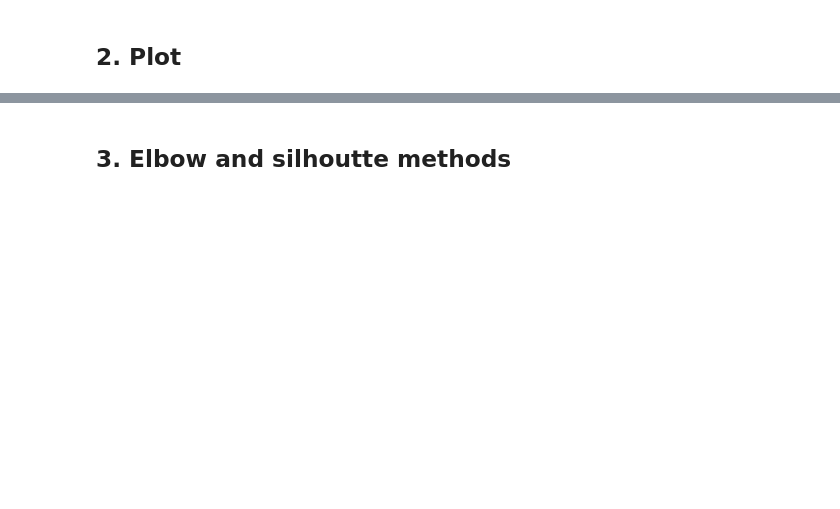
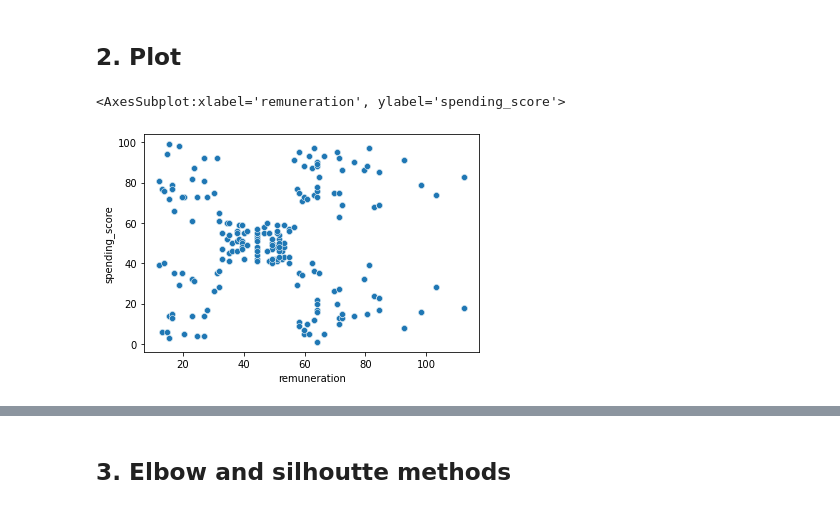
Before and after one commit to ttuncay/Tuncay_Tuna_LSE_DA301_Assignment, a Jupyter notebook: Tuncay_Tuna_LSE_DA301_Assignment.ipynb, the cells around one changed output, grey strips where cells are left out. Drawn from its saved outputs; the diff is of its cells as text; code cells hidden in the pictures; blank space fills up the shorter version.

```diff
--- a/Tuncay_Tuna_LSE_DA301_Assignment.ipynb
+++ b/Tuncay_Tuna_LSE_DA301_Assignment.ipynb
@@ -481,6 +481,8 @@ import warnings
 warnings.filterwarnings('ignore')
 # %%
 # Load the CSV file(s) as df2.
-
+df2=pd.read_csv ('/Users/tunatuncay/Documents/Personal/LSE Data Analytics/Module 3/Module 3 Assignment/LSE_DA301_assignment_files/turtle_reviews_clean.csv', usecols=['remuneration','spending_score'])
 
 # View DataFrame.
+df2.info()
+df2.head()
@@ -497,5 +519,9 @@ warnings.filterwarnings('ignore')
 ## 2. Plot
 # %%
 # Create a scatterplot with Seaborn.
+sns.scatterplot(data=df2, x='remuneration', y='spending_score')
+# %% [output]
+<AxesSubplot:xlabel='remuneration', ylabel='spending_score'>
+[figure, added]
 # %%
 # Create a pairplot with Seaborn.
```
Also changed, not shown: parts of 14 cells of this notebook.
